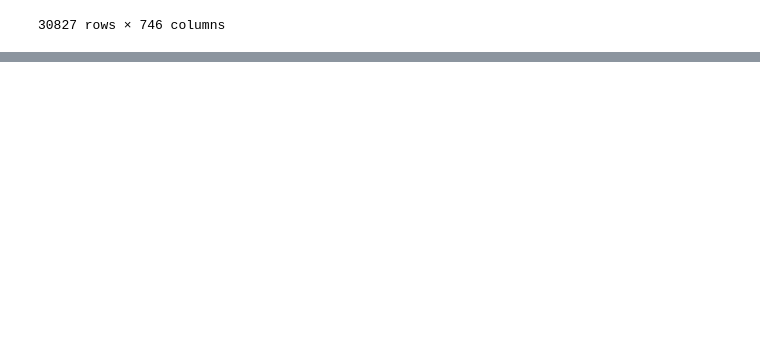
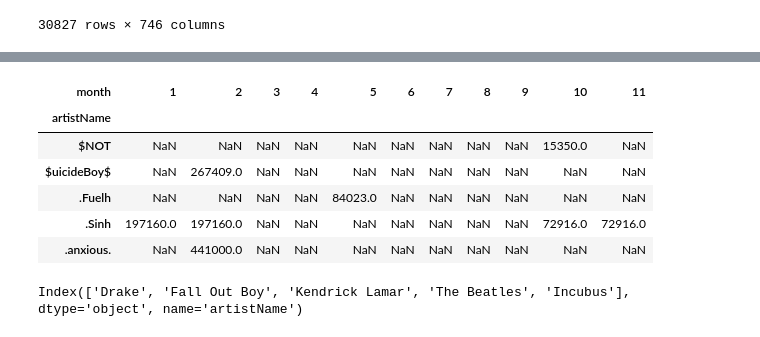
Before and after one commit to DuncanCarlmark/SpotifySummer2020, a Jupyter notebook: Genre Analysis.ipynb, the cells around one changed output, grey strips where cells are left out. Cells and saved outputs as stored; diff of their text form; code cells hidden in the pictures; blank space fills up the shorter version.

```diff
--- a/Genre Analysis.ipynb
+++ b/Genre Analysis.ipynb
@@ -92,3 +92,21 @@ totalHist
 | 30825 | 2019-11-14 23:41 | 5 Seconds of Summer | If Walls Could Talk | 182292 | 0 | 0 | 0 | 0 | 0 | ... |
 | 30826 | 2019-11-14 23:44 | Imagine Dragons | Boomerang | 187800 | 0 | 0 | 0 | 0 | 0 | ... |
 30827 rows × 746 columns
+# %%
+def convToDatetime(timeStr):
+    return datetime.datetime.strptime(timeStr, '%Y-%m-%d %H:%M')
+
+def getYear(x):
+    return x.year
+
+def getMonth(x):
+    return x.month
+
+def getDay(x):
+    return x.day
+# %%
+totalHist['endTime'] = totalHist['endTime'].apply(convToDatetime)
+# %%
+totalHist["year"] = totalHist["endTime"].apply(getYear)
+totalHist["month"] = totalHist["endTime"].apply(getMonth)
+totalHist["day"] = totalHist["endTime"].apply(getDay)
@@ -94,0 +115,3 @@ totalHist
+# %%
+df = totalHist[totalHist['year'] == 2019]
+df.head()
@@ -94,0 +126,15 @@ totalHist
+# %%
+monthArtist = pd.pivot_table(df, values='msPlayed', index='artistName', columns='month', aggfunc=np.sum)
+monthArtist.head()
+# %% [output]
+| month | 1 | 2 | 3 | 4 | 5 | 6 | 7 | 8 | 9 | 10 | 11 |
+| artistName |  |  |  |  |  |  |  |  |  |  |  |
+| $NOT | NaN | NaN | NaN | NaN | NaN | NaN | NaN | NaN | NaN | 15350.0 | NaN |
+| $uicideBoy$ | NaN | 267409.0 | NaN | NaN | NaN | NaN | NaN | NaN | NaN | NaN | NaN |
+| .Fuelh | NaN | NaN | NaN | NaN | 84023.0 | NaN | NaN | NaN | NaN | NaN | NaN |
+| .Sinh | 197160.0 | 197160.0 | NaN | NaN | NaN | NaN | NaN | NaN | NaN | 72916.0 | 72916.0 |
+| .anxious. | NaN | 441000.0 | NaN | NaN | NaN | NaN | NaN | NaN | NaN | NaN | NaN |
+# %%
+monthArtist.nlargest(5, 1).index
+# %% [output]
+Index(['Drake', 'Fall Out Boy', 'Kendrick Lamar', 'The Beatles', 'Incubus'], dtype='object', name='artistName')
```
Also changed, not shown: parts of 5 cells of this notebook, 3 other files.
